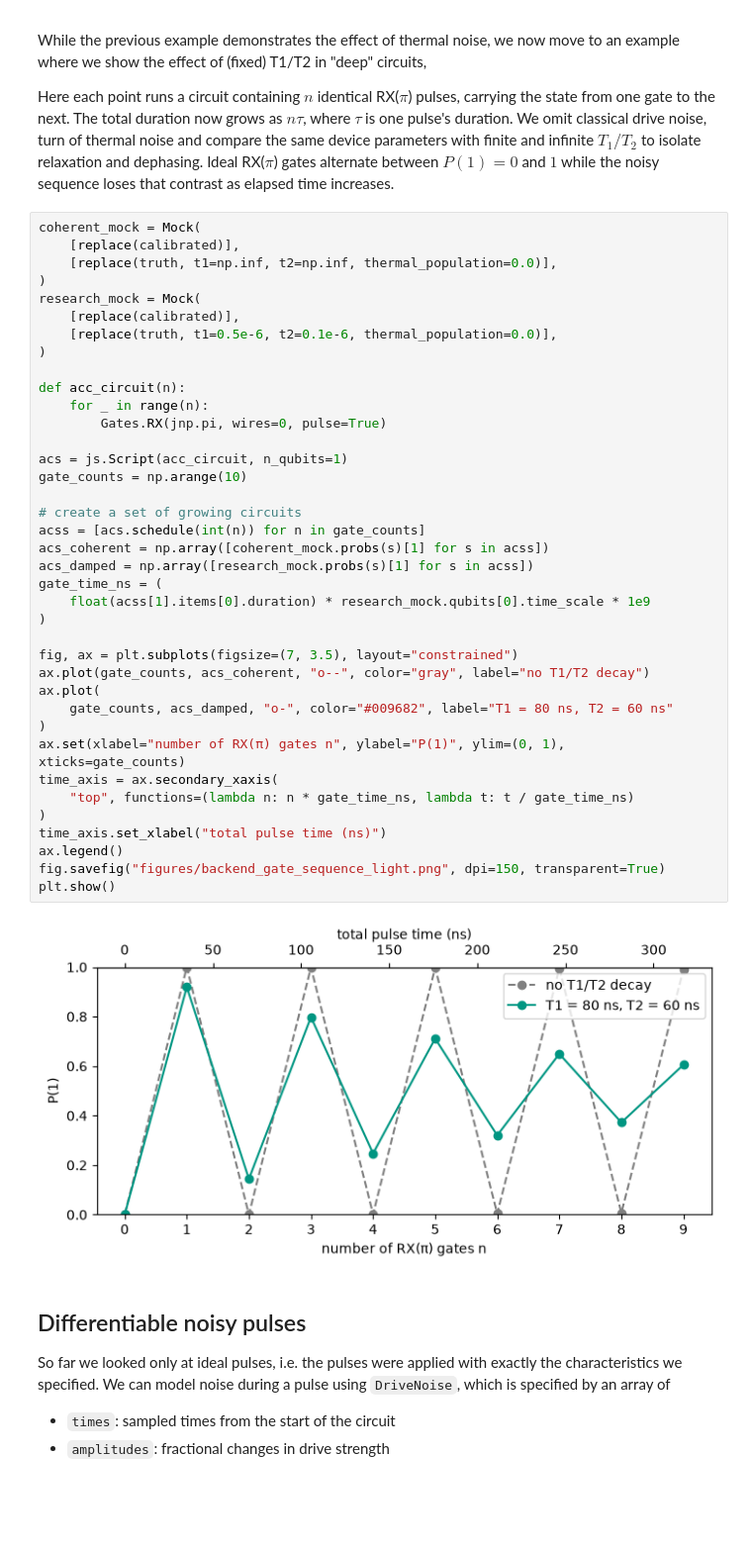
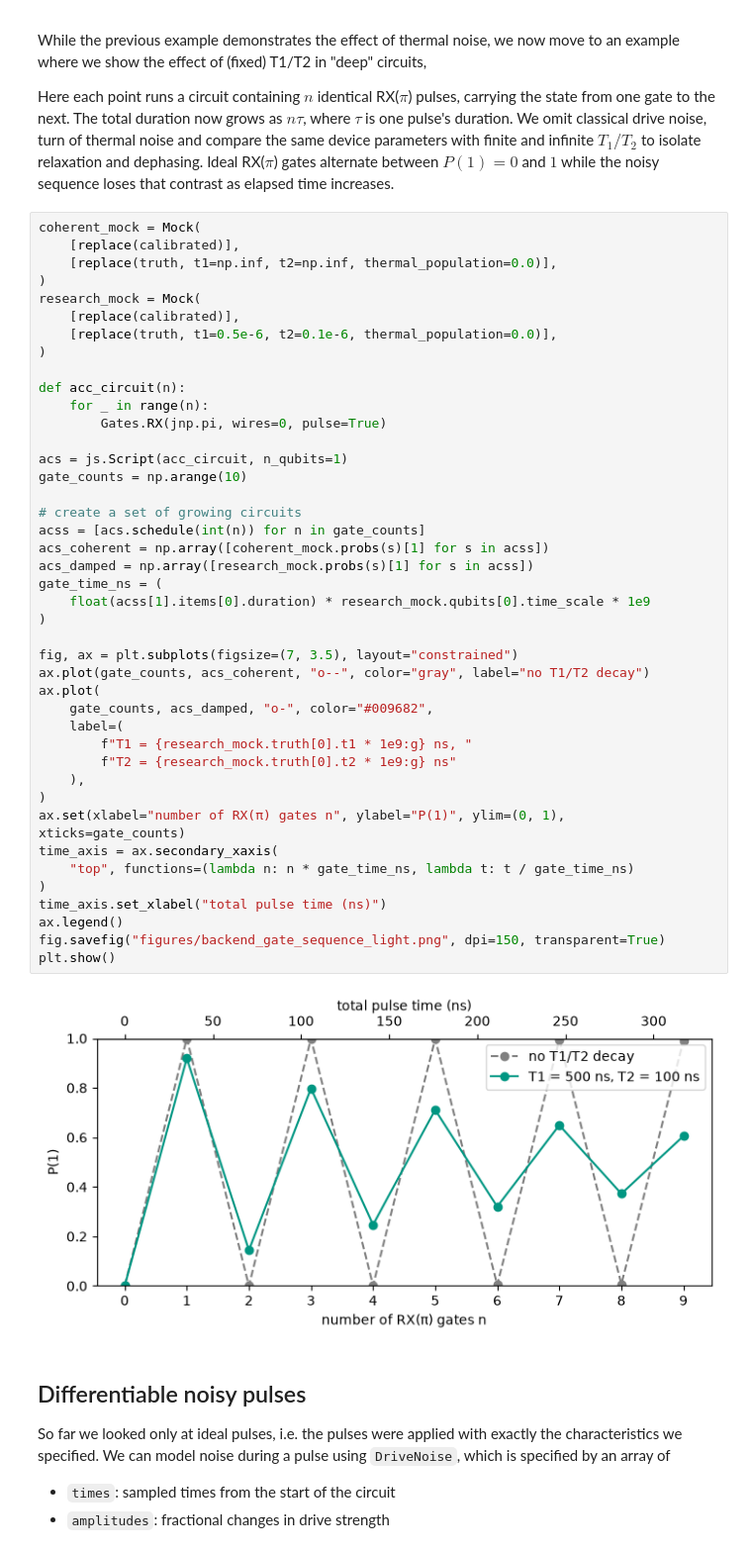
Before and after one commit to cirKITers/jaqsi, a Jupyter notebook: docs/backend.ipynb, the cells around one changed output. Shown at 99% size. Saved outputs shown, nothing was run; the diff lists cells and outputs as text; blank space fills up the shorter version.

Commit message:
legend

```diff
--- a/docs/backend.ipynb
+++ b/docs/backend.ipynb
@@ -322,35 +322,39 @@ research_mock = Mock(
 )
 
 def acc_circuit(n):
     for _ in range(n):
         Gates.RX(jnp.pi, wires=0, pulse=True)
 
 acs = js.Script(acc_circuit, n_qubits=1)
 gate_counts = np.arange(10)
 
 # create a set of growing circuits
 acss = [acs.schedule(int(n)) for n in gate_counts]
 acs_coherent = np.array([coherent_mock.probs(s)[1] for s in acss])
 acs_damped = np.array([research_mock.probs(s)[1] for s in acss])
 gate_time_ns = (
     float(acss[1].items[0].duration) * research_mock.qubits[0].time_scale * 1e9
 )
 
 fig, ax = plt.subplots(figsize=(7, 3.5), layout="constrained")
 ax.plot(gate_counts, acs_coherent, "o--", color="gray", label="no T1/T2 decay")
 ax.plot(
-    gate_counts, acs_damped, "o-", color="#009682", label="T1 = 80 ns, T2 = 60 ns"
+    gate_counts, acs_damped, "o-", color="#009682",
+    label=(
+        f"T1 = {research_mock.truth[0].t1 * 1e9:g} ns, "
+        f"T2 = {research_mock.truth[0].t2 * 1e9:g} ns"
+    ),
 )
 ax.set(xlabel="number of RX(π) gates n", ylabel="P(1)", ylim=(0, 1), xticks=gate_counts)
 time_axis = ax.secondary_xaxis(
     "top", functions=(lambda n: n * gate_time_ns, lambda t: t / gate_time_ns)
 )
 time_axis.set_xlabel("total pulse time (ns)")
 ax.legend()
 fig.savefig("figures/backend_gate_sequence_light.png", dpi=150, transparent=True)
 plt.show()
 # %% [output]
-[figure, old version]
+[figure, new version]
 # %% [markdown]
 ## Differentiable noisy pulses
 
```
